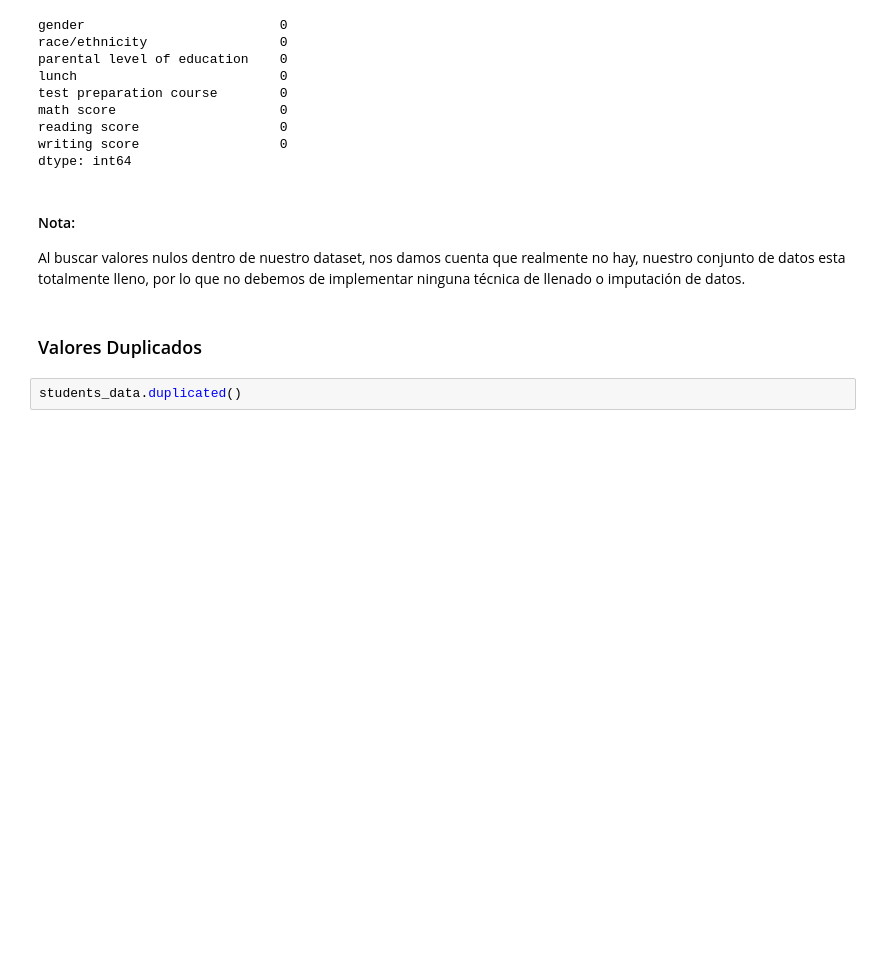
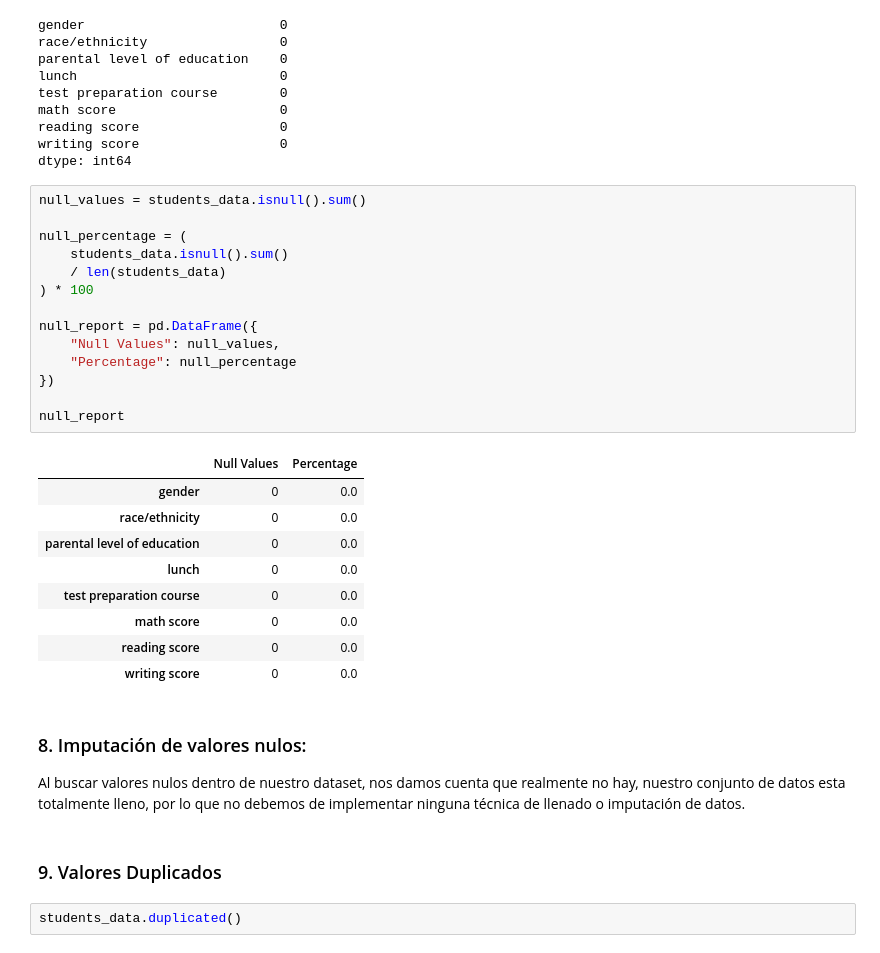
Before and after one commit to Salazar1022/machine-learning-workshop-1, a Jupyter notebook: workshop1.ipynb, the cells around one changed output. Drawn from its saved outputs; the diff is of its cells as text; blank space fills up the shorter version.

```diff
--- a/workshop1.ipynb
+++ b/workshop1.ipynb
@@ -176,12 +184,36 @@ math score                     0
 reading score                  0
 writing score                  0
 dtype: int64
+# %%
+null_values = students_data.isnull().sum()
+
+null_percentage = (
+    students_data.isnull().sum()
+    / len(students_data)
+) * 100
+
+null_report = pd.DataFrame({
+    "Null Values": null_values,
+    "Percentage": null_percentage
+})
+
+null_report
+# %% [output]
+|  | Null Values | Percentage |
+| gender | 0 | 0.0 |
+| race/ethnicity | 0 | 0.0 |
+| parental level of education | 0 | 0.0 |
+| lunch | 0 | 0.0 |
+| test preparation course | 0 | 0.0 |
+| math score | 0 | 0.0 |
+| reading score | 0 | 0.0 |
+| writing score | 0 | 0.0 |
 # %% [markdown]
-#### Nota:
+### 8. Imputación de valores nulos:
 
 Al buscar valores nulos dentro de nuestro dataset, nos damos cuenta que realmente no hay, nuestro conjunto de datos esta totalmente lleno, por lo que no debemos de implementar ninguna técnica de llenado o imputación de datos.
 # %% [markdown]
-### Valores Duplicados
+### 9. Valores Duplicados
 # %%
 students_data.duplicated()
 # %% [output]
```
Also changed, not shown: parts of 13 cells of this notebook.
